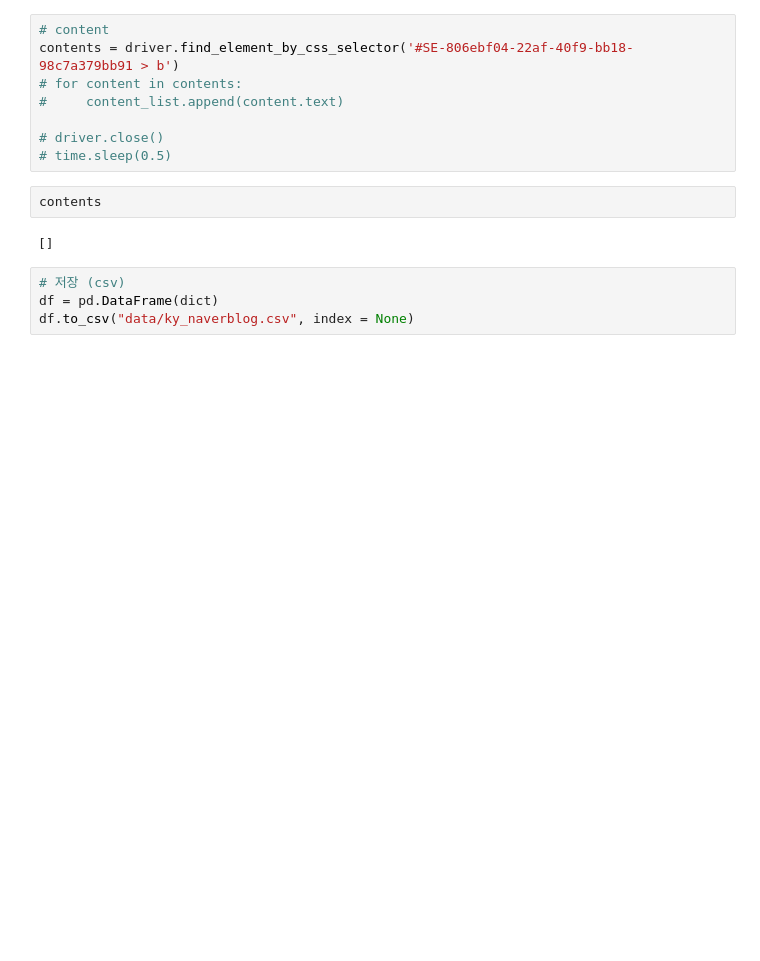
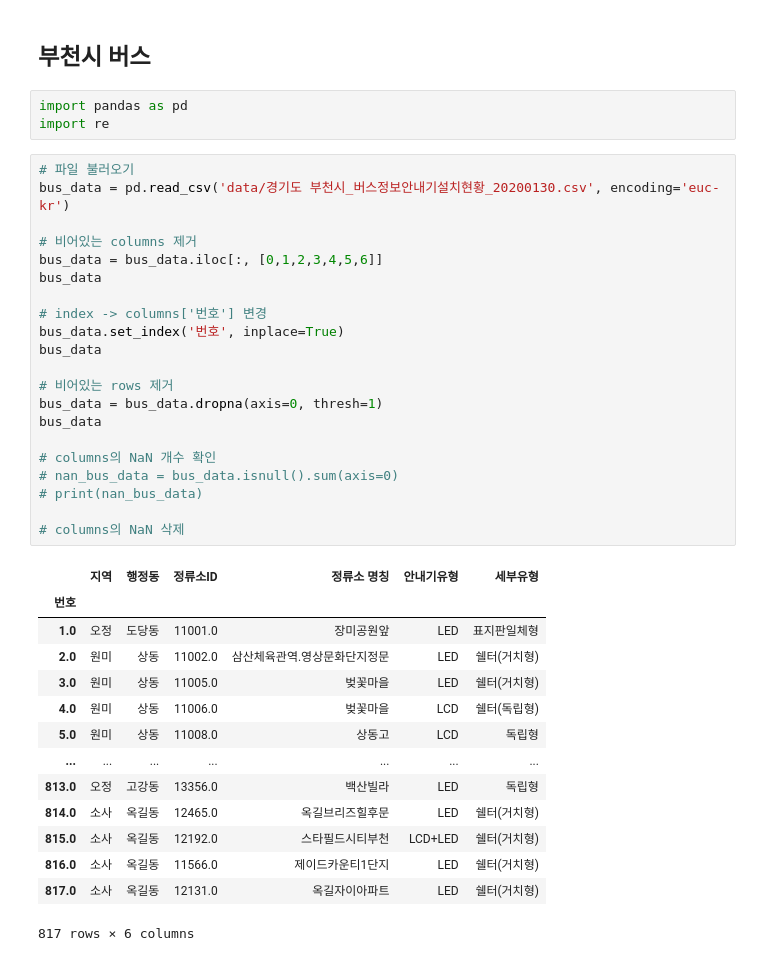
Before and after one commit to so02e/bucheon, a Jupyter notebook: yong.ipynb, the cells around one changed output. Saved outputs shown, nothing was run; the diff lists cells and outputs as text; blank space fills up the shorter version.

```diff
--- a/yong.ipynb
+++ b/yong.ipynb
@@ -106,16 +1,41 @@ driver.get(url)
-# %%
-# content
-contents = driver.find_element_by_css_selector('#SE-806ebf04-22af-40f9-bb18-98c7a379bb91 > b')
-# for content in contents:
-#     content_list.append(content.text)
-
-# driver.close()
-# time.sleep(0.5)
-# %%
-contents
-# %% [output]
-[]
-# %%
-# 저장 (csv)
-df = pd.DataFrame(dict)
-df.to_csv("data/ky_naverblog.csv", index = None)
+# %% [markdown]
+## 부천시 버스
+# %%
+import pandas as pd
+import re
+# %%
+# 파일 불러오기
+bus_data = pd.read_csv('data/경기도 부천시_버스정보안내기설치현황_20200130.csv', encoding='euc-kr')
+
+# 비어있는 columns 제거
+bus_data = bus_data.iloc[:, [0,1,2,3,4,5,6]]
+bus_data
+
+# index -> columns['번호'] 변경
+bus_data.set_index('번호', inplace=True)
+bus_data
+
+# 비어있는 rows 제거
+bus_data = bus_data.dropna(axis=0, thresh=1)
+bus_data
+
+# columns의 NaN 개수 확인
+# nan_bus_data = bus_data.isnull().sum(axis=0)
+# print(nan_bus_data)
+
+# columns의 NaN 삭제
+# %% [output]
+|  | 지역 | 행정동 | 정류소ID | 정류소 명칭 | 안내기유형 | 세부유형 |
+| 번호 |  |  |  |  |  |  |
+| 1.0 | 오정 | 도당동 | 11001.0 | 장미공원앞 | LED | 표지판일체형 |
+| 2.0 | 원미 | 상동 | 11002.0 | 삼산체육관역.영상문화단지정문 | LED | 쉘터(거치형) |
+| 3.0 | 원미 | 상동 | 11005.0 | 벚꽃마을 | LED | 쉘터(거치형) |
+| 4.0 | 원미 | 상동 | 11006.0 | 벚꽃마을 | LCD | 쉘터(독립형) |
+| 5.0 | 원미 | 상동 | 11008.0 | 상동고 | LCD | 독립형 |
+| ... | ... | ... | ... | ... | ... | ... |
+| 813.0 | 오정 | 고강동 | 13356.0 | 백산빌라 | LED | 독립형 |
+| 814.0 | 소사 | 옥길동 | 12465.0 | 옥길브리즈힐후문 | LED | 쉘터(거치형) |
+| 815.0 | 소사 | 옥길동 | 12192.0 | 스타필드시티부천 | LCD+LED | 쉘터(거치형) |
+| 816.0 | 소사 | 옥길동 | 11566.0 | 제이드카운티1단지 | LED | 쉘터(거치형) |
+| 817.0 | 소사 | 옥길동 | 12131.0 | 옥길자이아파트 | LED | 쉘터(거치형) |
+817 rows × 6 columns
```
Also changed, not shown: parts of 8 cells of this notebook, 11 other files.
